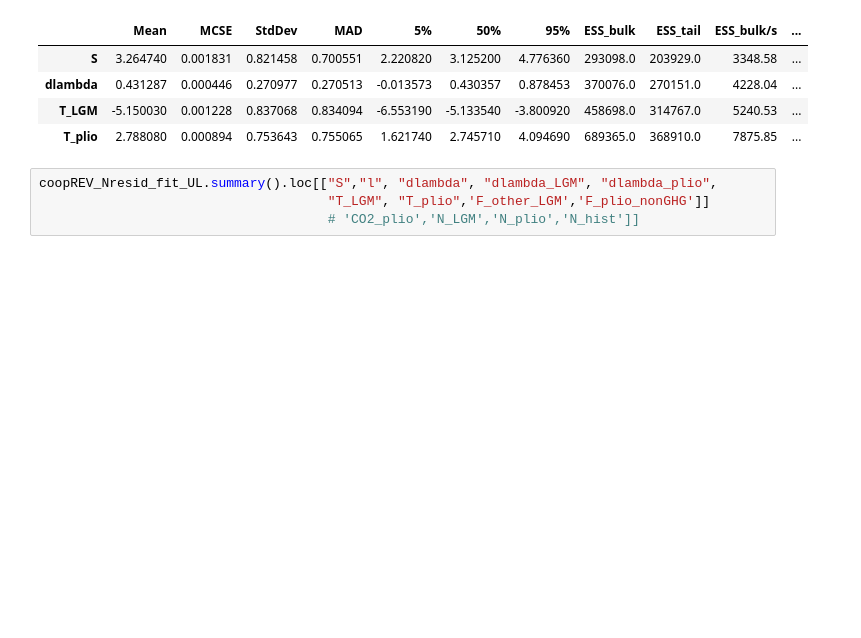
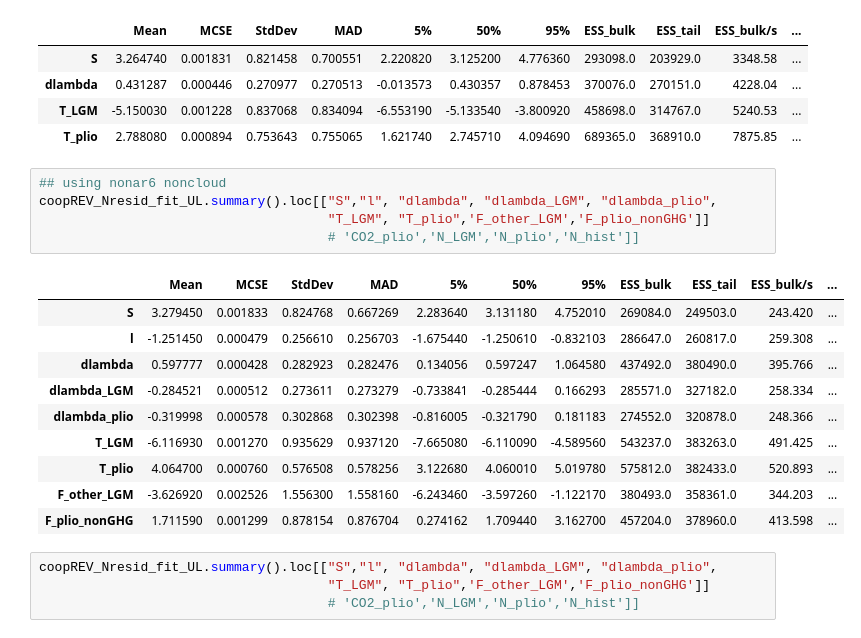
Before and after one commit to vtcooper/bayecs, a Jupyter notebook: Cooper_baselines.ipynb, the cells around one changed output. Cells and saved outputs as stored; diff of their text form; blank space fills up the shorter version.

```diff
--- a/Cooper_baselines.ipynb
+++ b/Cooper_baselines.ipynb
@@ -813,6 +814,22 @@ sw20_fit_UL.summary().loc[["S", "dlambda",
 | dlambda | 0.431287 | 0.000446 | 0.270977 | 0.270513 | -0.013573 | 0.430357 | 0.878453 | 370076.0 | 270151.0 | 4228.04 | ... |
 | T_LGM | -5.150030 | 0.001228 | 0.837068 | 0.834094 | -6.553190 | -5.133540 | -3.800920 | 458698.0 | 314767.0 | 5240.53 | ... |
 | T_plio | 2.788080 | 0.000894 | 0.753643 | 0.755065 | 1.621740 | 2.745710 | 4.094690 | 689365.0 | 368910.0 | 7875.85 | ... |
+# %%
+## using nonar6 noncloud
+coopREV_Nresid_fit_UL.summary().loc[["S","l", "dlambda", "dlambda_LGM", "dlambda_plio",
+                                     "T_LGM", "T_plio",'F_other_LGM','F_plio_nonGHG']]
+                                     # 'CO2_plio','N_LGM','N_plio','N_hist']]
+# %% [output]
+|  | Mean | MCSE | StdDev | MAD | 5% | 50% | 95% | ESS_bulk | ESS_tail | ESS_bulk/s | ... |
+| S | 3.279450 | 0.001833 | 0.824768 | 0.667269 | 2.283640 | 3.131180 | 4.752010 | 269084.0 | 249503.0 | 243.420 | ... |
+| l | -1.251450 | 0.000479 | 0.256610 | 0.256703 | -1.675440 | -1.250610 | -0.832103 | 286647.0 | 260817.0 | 259.308 | ... |
+| dlambda | 0.597777 | 0.000428 | 0.282923 | 0.282476 | 0.134056 | 0.597247 | 1.064580 | 437492.0 | 380490.0 | 395.766 | ... |
+| dlambda_LGM | -0.284521 | 0.000512 | 0.273611 | 0.273279 | -0.733841 | -0.285444 | 0.166293 | 285571.0 | 327182.0 | 258.334 | ... |
+| dlambda_plio | -0.319998 | 0.000578 | 0.302868 | 0.302398 | -0.816005 | -0.321790 | 0.181183 | 274552.0 | 320878.0 | 248.366 | ... |
+| T_LGM | -6.116930 | 0.001270 | 0.935629 | 0.937120 | -7.665080 | -6.110090 | -4.589560 | 543237.0 | 383263.0 | 491.425 | ... |
+| T_plio | 4.064700 | 0.000760 | 0.576508 | 0.578256 | 3.122680 | 4.060010 | 5.019780 | 575812.0 | 382433.0 | 520.893 | ... |
+| F_other_LGM | -3.626920 | 0.002526 | 1.556300 | 1.558160 | -6.243460 | -3.597260 | -1.122170 | 380493.0 | 358361.0 | 344.203 | ... |
+| F_plio_nonGHG | 1.711590 | 0.001299 | 0.878154 | 0.876704 | 0.274162 | 1.709440 | 3.162700 | 457204.0 | 378960.0 | 413.598 | ... |
 # %%
 coopREV_Nresid_fit_UL.summary().loc[["S","l", "dlambda", "dlambda_LGM", "dlambda_plio",
                                      "T_LGM", "T_plio",'F_other_LGM','F_plio_nonGHG']]
```
Also changed, not shown: parts of 5 cells of this notebook, 1 other file.
